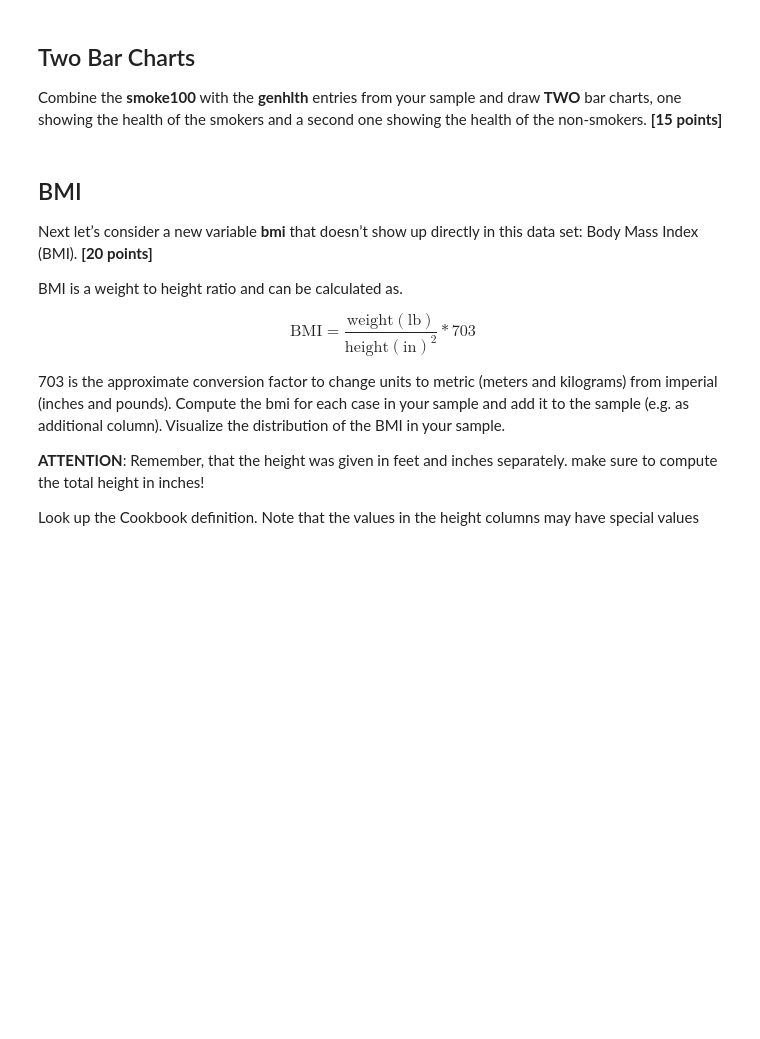
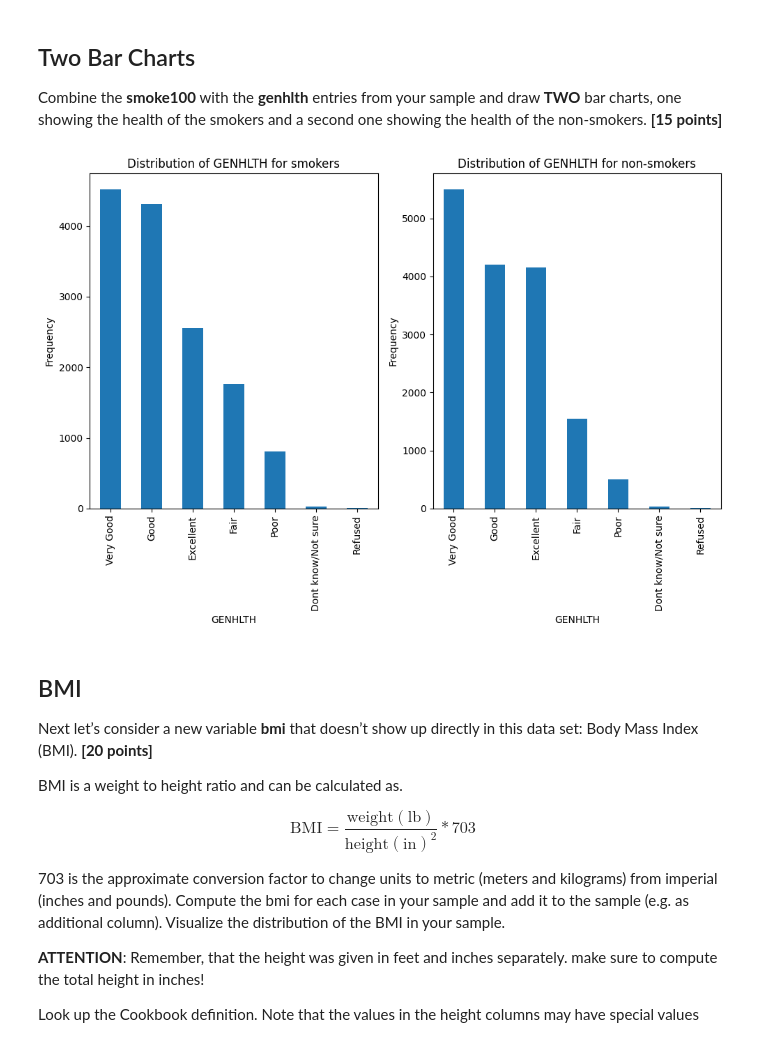
Before and after one commit to DAAP-Summer-2024/intro-to-data-structure-and-data-visualization-lmv2002, a Jupyter notebook: assignment_1.ipynb, the cells around one changed output. Cells and saved outputs as stored; diff of their text form; code cells hidden in the pictures; blank space fills up the shorter version.

Commit message:
Luis Velez turned in assignment

```diff
--- a/assignment_1.ipynb
+++ b/assignment_1.ipynb
@@ -156,6 +228,28 @@ Label your axes!
 ## Two Bar Charts
 
 Combine the **smoke100** with the **genhlth** entries from your sample and draw __TWO__ bar charts, one showing the health of the smokers and a second one showing the health of the non-smokers. **[15 points]**
+# %%
+#Here I separate the smoke100 in two different dataframes, one for smokers and one for non-smokers.
+
+smokers = cdbrfss_sample[cdbrfss_sample["SMOKE100"]==1]
+nonsmokers = cdbrfss_sample[cdbrfss_sample["SMOKE100"]==2]
+#Now I plot two bar charts
+#I use subplot so that both plots are beside each other (1 row, 2 columns)
+fig, axes = plt.subplots(1, 2, figsize=(10, 7))
+
+# Now I plot for smokers and non-smokers seperately,
+# using ax=axes[] to assign each plot to the subplot I coded above.
+smokers.replace(representation).value_counts("GENHLTH").plot(
+    kind='bar', ax=axes[0], title="Distribution of GENHLTH for smokers", xlabel="GENHLTH", ylabel="Frequency"
+)
+
+nonsmokers.replace(representation).value_counts("GENHLTH").plot(
+    kind='bar', ax=axes[1], title="Distribution of GENHLTH for non-smokers", xlabel="GENHLTH", ylabel="Frequency"
+)
+#To help avoid an overlapp of the labels.
+plt.tight_layout()
+# %% [output]
+[figure, added]
 # %% [markdown]
 ## BMI
 
```
Also changed, not shown: parts of 24 cells of this notebook, 3 other files.
